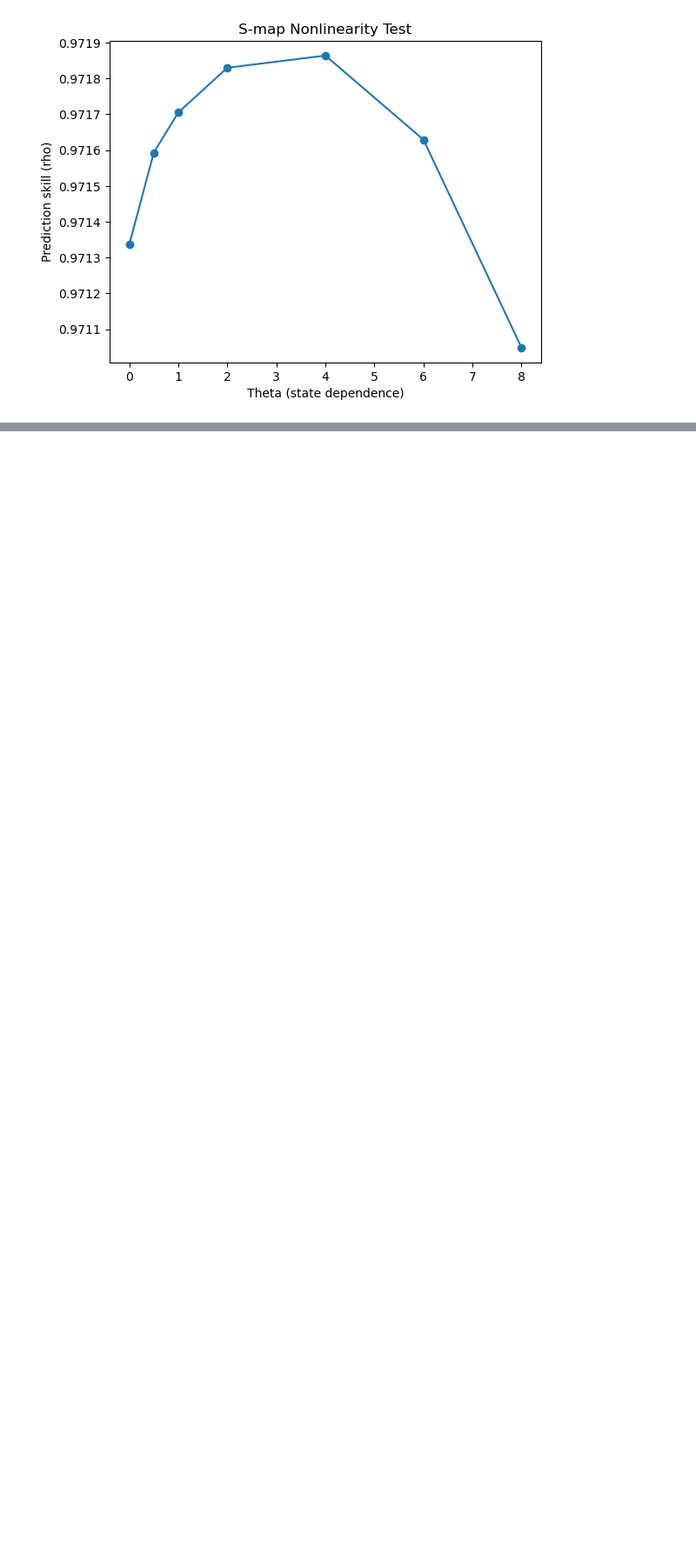
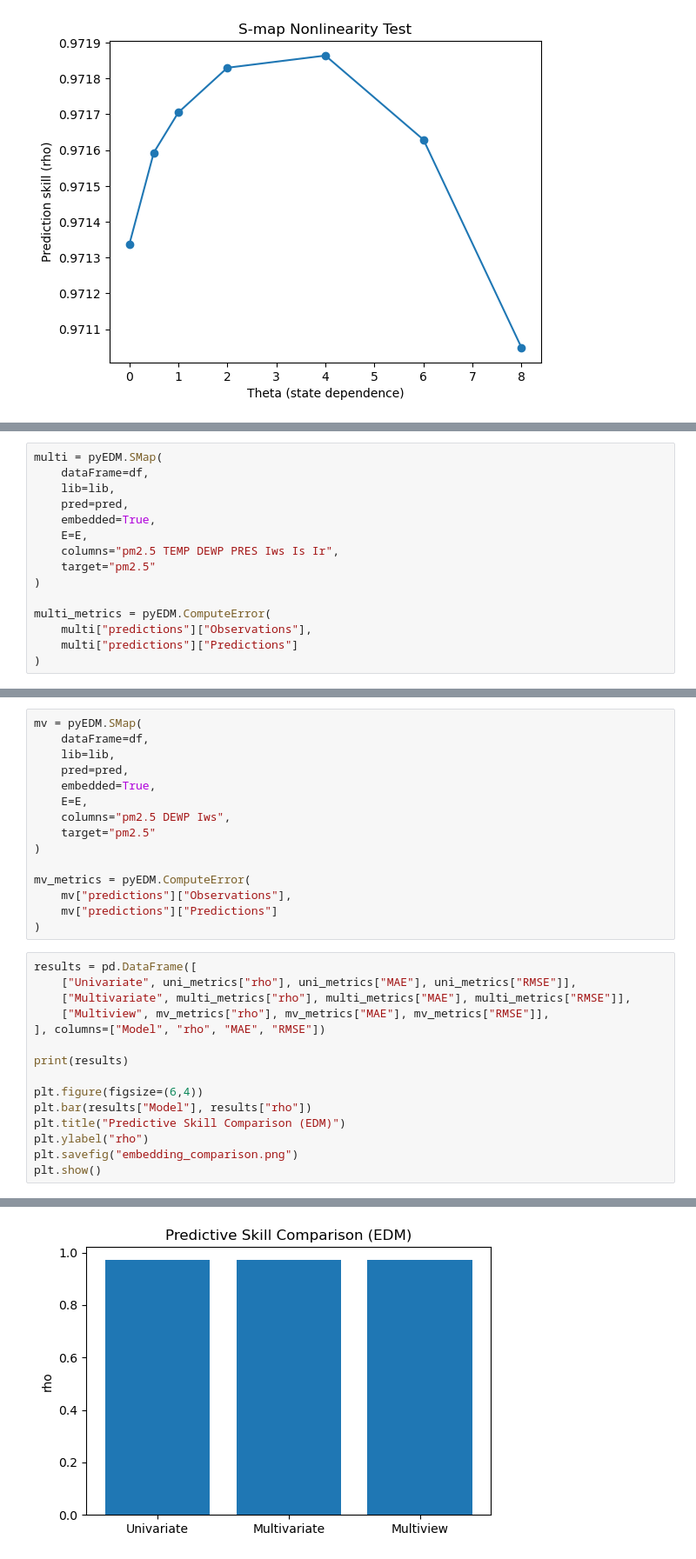
Before and after one commit to All-Purpose-Monkey/Complex_systems_group1, a Jupyter notebook: Module10/being_pm25_EDM.ipynb, the cells around one changed output, grey strips where cells are left out. Shown at 87% size. Saved outputs shown, nothing was run; the diff lists cells and outputs as text; blank space fills up the shorter version.

```diff
--- a/Module10/being_pm25_EDM.ipynb
+++ b/Module10/being_pm25_EDM.ipynb
@@ -293,0 +394,15 @@ plt.show()
+# %%
+multi = pyEDM.SMap(
+    dataFrame=df,
+    lib=lib,
+    pred=pred,
+    embedded=True,
+    E=E,
+    columns="pm2.5 TEMP DEWP PRES Iws Is Ir",
+    target="pm2.5"
+)
+
+multi_metrics = pyEDM.ComputeError(
+    multi["predictions"]["Observations"],
+    multi["predictions"]["Predictions"]
+)
@@ -293,0 +422,31 @@ plt.show()
+# %%
+mv = pyEDM.SMap(
+    dataFrame=df,
+    lib=lib,
+    pred=pred,
+    embedded=True,
+    E=E,
+    columns="pm2.5 DEWP Iws",
+    target="pm2.5"
+)
+
+mv_metrics = pyEDM.ComputeError(
+    mv["predictions"]["Observations"],
+    mv["predictions"]["Predictions"]
+)
+# %%
+results = pd.DataFrame([
+    ["Univariate", uni_metrics["rho"], uni_metrics["MAE"], uni_metrics["RMSE"]],
+    ["Multivariate", multi_metrics["rho"], multi_metrics["MAE"], multi_metrics["RMSE"]],
+    ["Multiview", mv_metrics["rho"], mv_metrics["MAE"], mv_metrics["RMSE"]],
+], columns=["Model", "rho", "MAE", "RMSE"])
+
+print(results)
+
+plt.figure(figsize=(6,4))
+plt.bar(results["Model"], results["rho"])
+plt.title("Predictive Skill Comparison (EDM)")
+plt.ylabel("rho")
+plt.savefig("embedding_comparison.png")
+plt.show()
+# %% [output]
@@ -293,0 +457 @@ plt.show()
+[figure, added]
```
Also changed, not shown: parts of 8 cells of this notebook, 4 other files.
